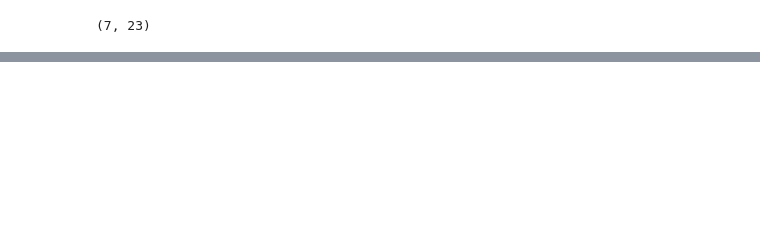
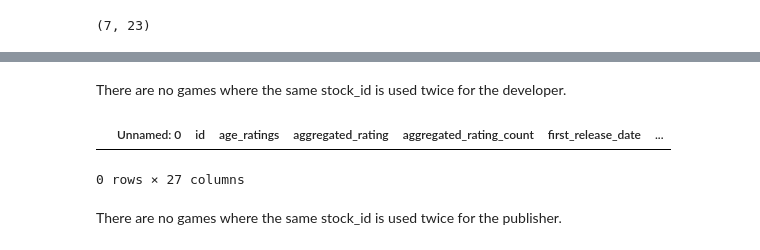
Before and after one commit to c0nn0rstevens/video-game-review-scores-returns-thesis, a Jupyter notebook: games_exploration.ipynb, the cells around one changed output, grey strips where cells are left out. Saved outputs shown, nothing was run; the diff lists cells and outputs as text; code cells hidden in the pictures; blank space fills up the shorter version.

```diff
--- a/games_exploration.ipynb
+++ b/games_exploration.ipynb
@@ -266,0 +347,9 @@ raw_games_df.shape
+# %% [markdown]
+There are no games where the same stock_id is used twice for the developer.
+# %%
+raw_games_df[(raw_games_df['dev_same_company'] == True) & (raw_games_df['dev_stock_id_count'] > 1)]
+# %% [output]
+|  | Unnamed: 0 | id | age_ratings | aggregated_rating | aggregated_rating_count | first_release_date | ... |
+0 rows × 27 columns
+# %% [markdown]
+There are no games where the same stock_id is used twice for the publisher.
```
Also changed, not shown: parts of 21 cells of this notebook.
